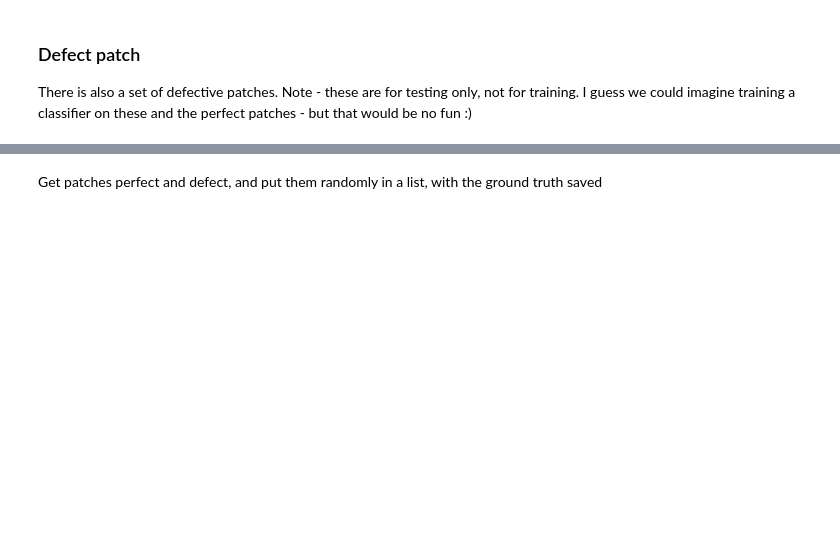
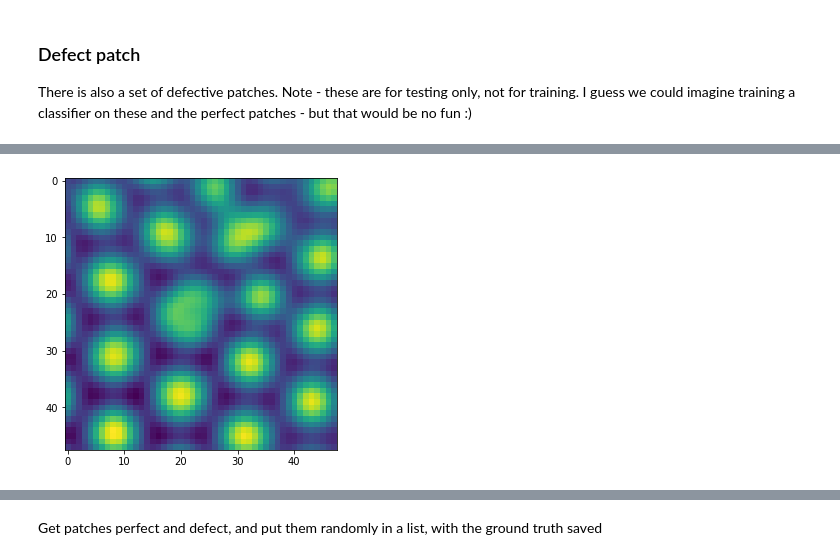
Before and after one commit to IvanYankov993/hackathon_group_5, a Jupyter notebook: task3.ipynb, the cells around one changed output, grey strips where cells are left out. Drawn from its saved outputs; the diff is of its cells as text; code cells hidden in the pictures; blank space fills up the shorter version.

```diff
--- a/task3.ipynb
+++ b/task3.ipynb
@@ -48,2 +73,5 @@ print(dp.shape)
 # %%
+plt.figure(figsize=(5, 5))
 plt.imshow(defect_sample);
+# %% [output]
+[figure, added]
```
Also changed, not shown: parts of 14 cells of this notebook.
